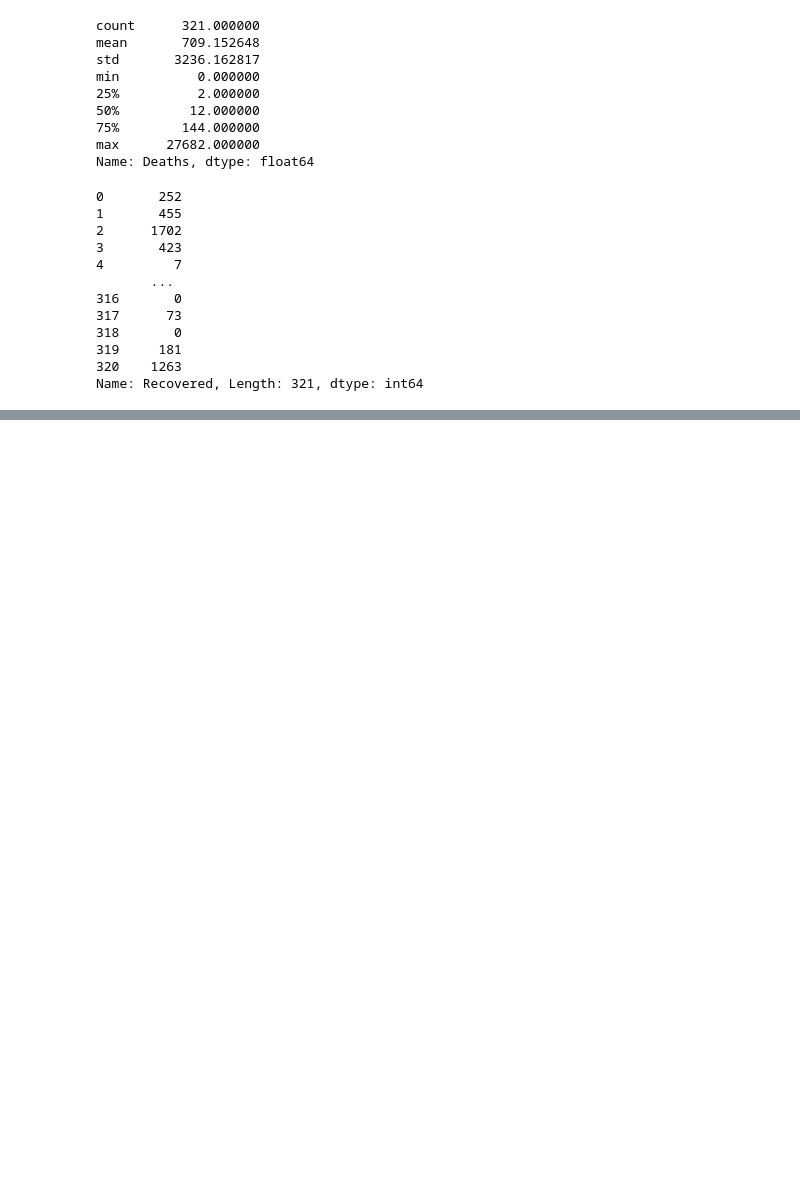
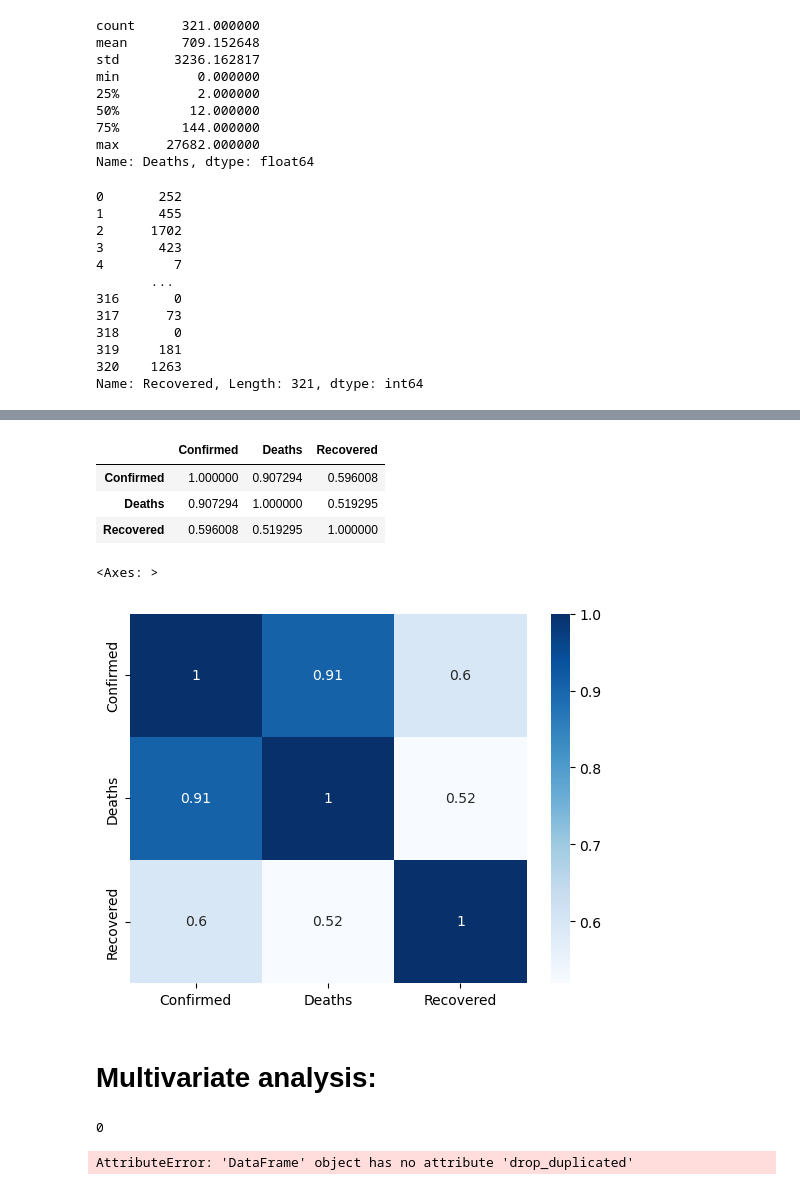
Before and after one commit to Dhaval5659/ml_by_Istudio, a Jupyter notebook: Panda.ipynb, the cells around one changed output, grey strips where cells are left out. Cells and saved outputs as stored; diff of their text form; code cells hidden in the pictures; blank space fills up the shorter version.

Commit message:
pandas liabrary
data cleaning

```diff
--- a/Panda.ipynb
+++ b/Panda.ipynb
@@ -249,0 +285,17 @@ df["State"].value_counts().plot(kind="pie")
+# %%
+#bivariate numerical features:
+
+df.corr()
+# %% [output]
+|  | Confirmed | Deaths | Recovered |
+| Confirmed | 1.000000 | 0.907294 | 0.596008 |
+| Deaths | 0.907294 | 1.000000 | 0.519295 |
+| Recovered | 0.596008 | 0.519295 | 1.000000 |
+# %%
+import seaborn as sns
+sns.heatmap(df.corr(),cmap="Blues",annot=True)
+# %% [output]
+<Axes: >
+[figure, added]
+# %% [markdown]
+# Multivariate analysis:
@@ -249,0 +306,12 @@ df["State"].value_counts().plot(kind="pie")
+# %%
+#Duplicate values:
+
+df.duplicated().sum()
+# %% [output]
+0
+# %%
+#What if it has duplicate set of values?
+
+df=df.drop_duplicated()
+# %% [output]
+AttributeError: 'DataFrame' object has no attribute 'drop_duplicated'
```
Also changed, not shown: parts of 34 cells of this notebook.
